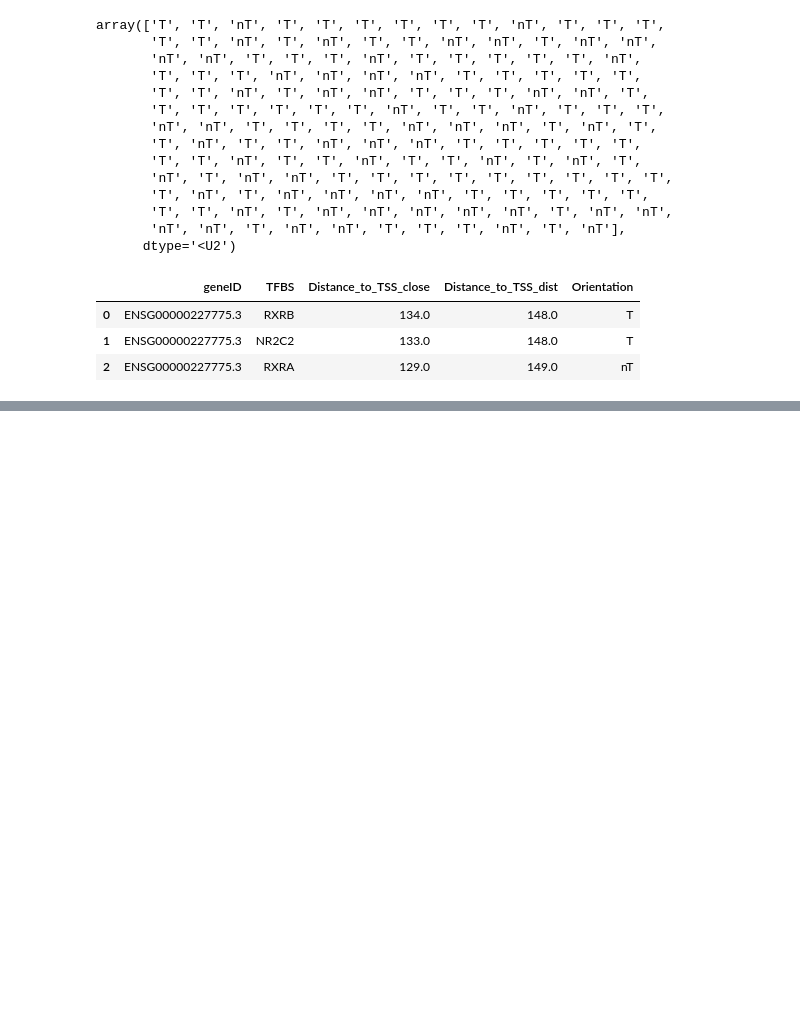
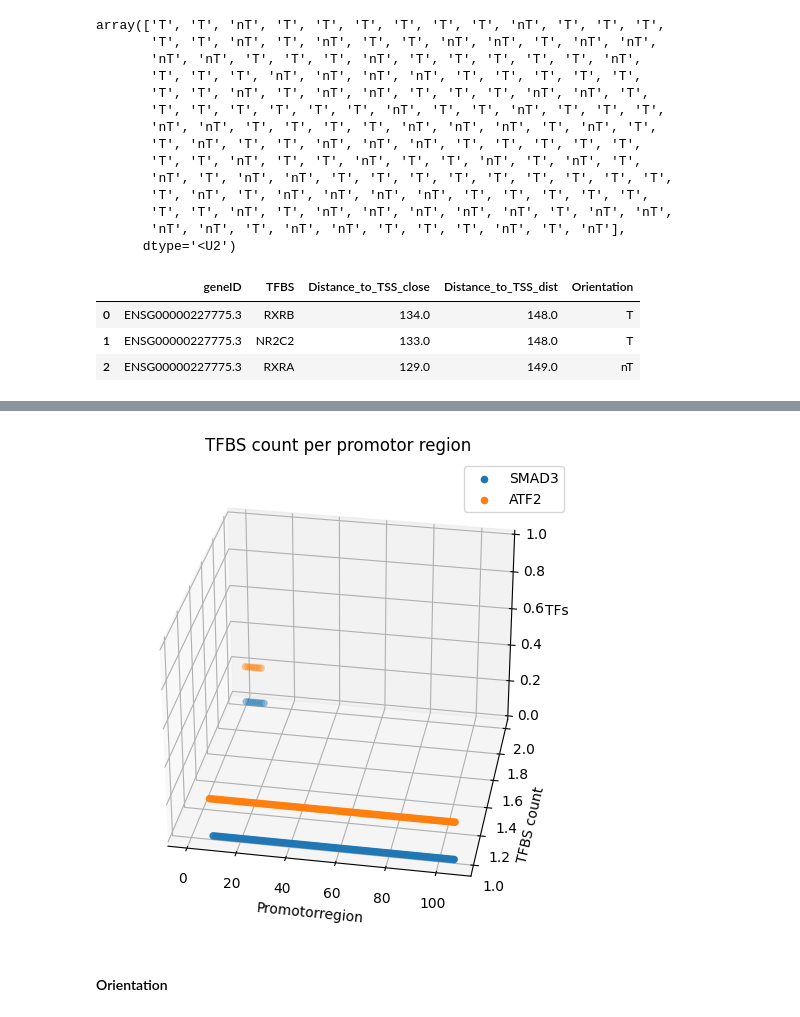
Before and after one commit to JulianMeigen/Bachelor, a Jupyter notebook: 4_Processing_TFBS_Combinations/TFBS_Combinations.ipynb, the cells around one changed output, grey strips where cells are left out. Drawn from its saved outputs; the diff is of its cells as text; code cells hidden in the pictures; blank space fills up the shorter version.

```diff
--- a/4_Processing_TFBS_Combinations/TFBS_Combinations.ipynb
+++ b/4_Processing_TFBS_Combinations/TFBS_Combinations.ipynb
@@ -221,0 +326,29 @@ df_atf_smad.head(3)
+# %%
+ax = plt.figure(figsize=(6,10)).add_subplot(projection='3d')
+
+x = np.arange(len(atf_homo_counts))
+#ax.hist([smad_homo_counts,atf_homo_counts],  label=["SMAD3","ATF2"], histtype="bar")
+
+
+ax.scatter(x, smad_homo_counts, zs=0 ,zdir="z",  label='SMAD3')
+ax.scatter(x, atf_homo_counts, zs=2/10 ,zdir="z",  label='ATF2')
+
+
+#ax.set_xlim(0, len(x))
+#ax.set_ylim(0, 1)
+ax.set_zlim(0, 1)
+
+ax.set_xlabel('Promotorregion')
+ax.set_ylabel('TFBS count')
+ax.set_zlabel('TFs')
+
+ax.legend()
+
+ax.view_init(elev=30., azim=-80, roll=0)
+plt.title("TFBS count per promotor region")
+plt.savefig("/sybig/home/jme/Bachelorarbeit/4.1_Visualisation_TFBS_combinations/ATF2_SMAD3_TFBS_Count_per_Promotor.png")
+plt.show()
+# %% [output]
+[figure, added]
+# %% [markdown]
+#### Orientation
```
Also changed, not shown: parts of 13 cells of this notebook, 2 other files.
